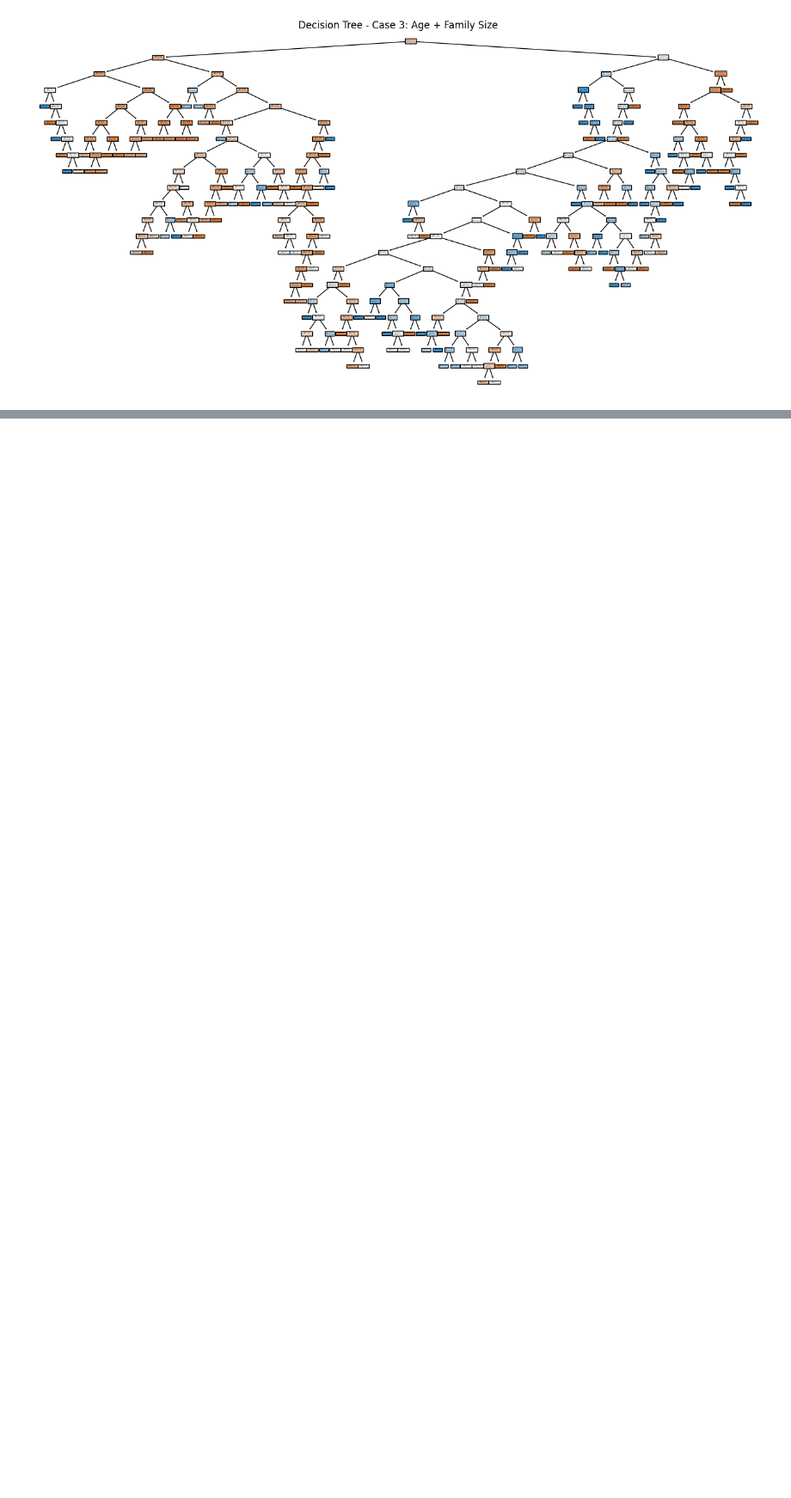
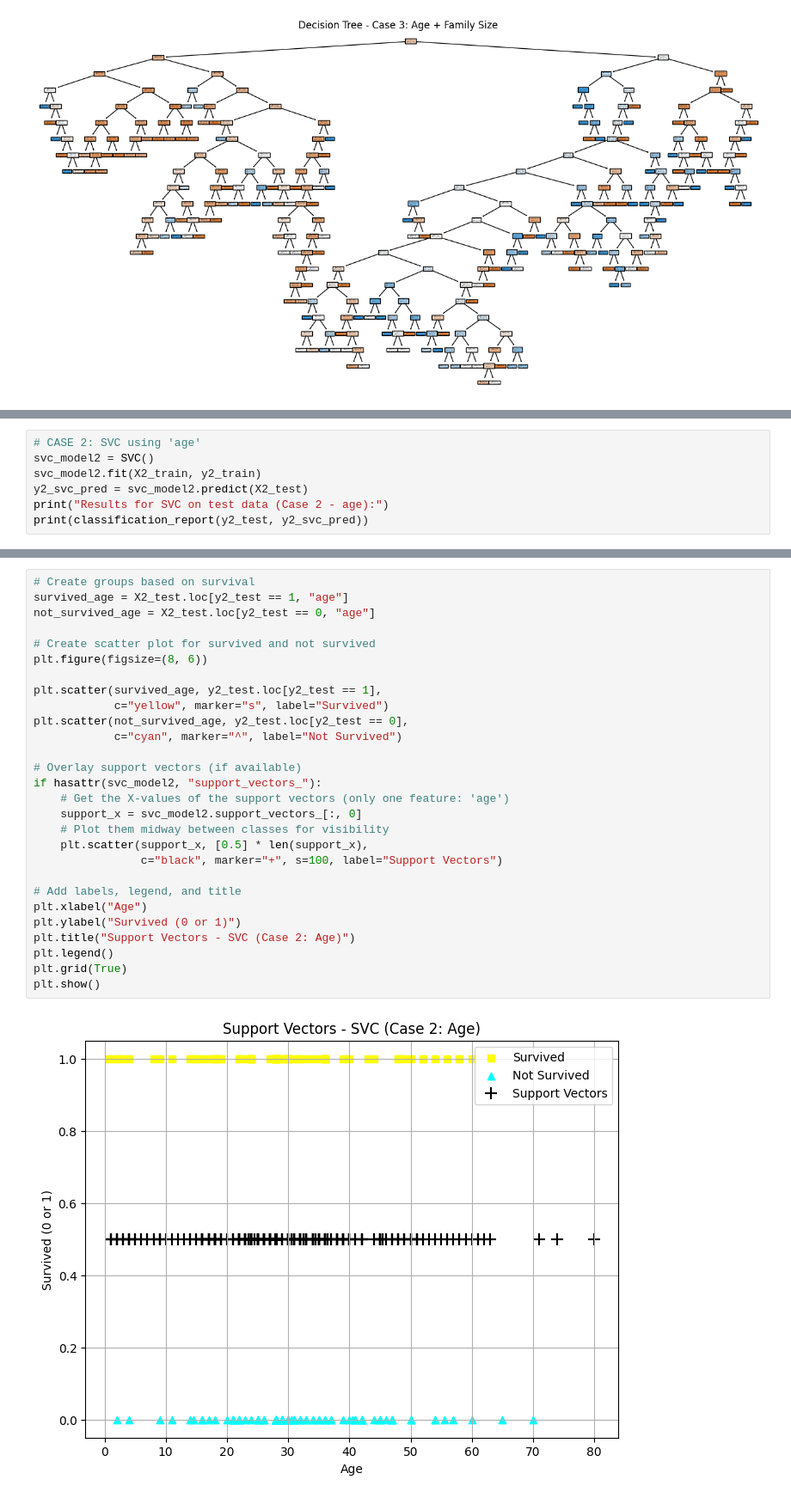
Before and after one commit to LFoster03/applied-ml-foster, a Jupyter notebook: notebooks/project03/ml03_foster.ipynb, the cells around one changed output, grey strips where cells are left out. Shown at 86% size. Drawn from its saved outputs; the diff is of its cells as text; blank space fills up the shorter version.

```diff
--- a/notebooks/project03/ml03_foster.ipynb
+++ b/notebooks/project03/ml03_foster.ipynb
@@ -367,0 +406,7 @@ fig.savefig("tree_case3_age_family.png")
+# %%
+# CASE 2: SVC using 'age'
+svc_model2 = SVC()
+svc_model2.fit(X2_train, y2_train)
+y2_svc_pred = svc_model2.predict(X2_test)
+print("Results for SVC on test data (Case 2 - age):")
+print(classification_report(y2_test, y2_svc_pred))
@@ -367,0 +489,30 @@ fig.savefig("tree_case3_age_family.png")
+# %%
+# Create groups based on survival
+survived_age = X2_test.loc[y2_test == 1, "age"]
+not_survived_age = X2_test.loc[y2_test == 0, "age"]
+
+# Create scatter plot for survived and not survived
+plt.figure(figsize=(8, 6))
+
+plt.scatter(survived_age, y2_test.loc[y2_test == 1],
+            c="yellow", marker="s", label="Survived")
+plt.scatter(not_survived_age, y2_test.loc[y2_test == 0],
+            c="cyan", marker="^", label="Not Survived")
+
+# Overlay support vectors (if available)
+if hasattr(svc_model2, "support_vectors_"):
+    # Get the X-values of the support vectors (only one feature: 'age')
+    support_x = svc_model2.support_vectors_[:, 0]
+    # Plot them midway between classes for visibility
+    plt.scatter(support_x, [0.5] * len(support_x),
+                c="black", marker="+", s=100, label="Support Vectors")
+
+# Add labels, legend, and title
+plt.xlabel("Age")
+plt.ylabel("Survived (0 or 1)")
+plt.title("Support Vectors - SVC (Case 2: Age)")
+plt.legend()
+plt.grid(True)
+plt.show()
+# %% [output]
+[figure, added]
```
Also changed, not shown: parts of 19 cells of this notebook.
